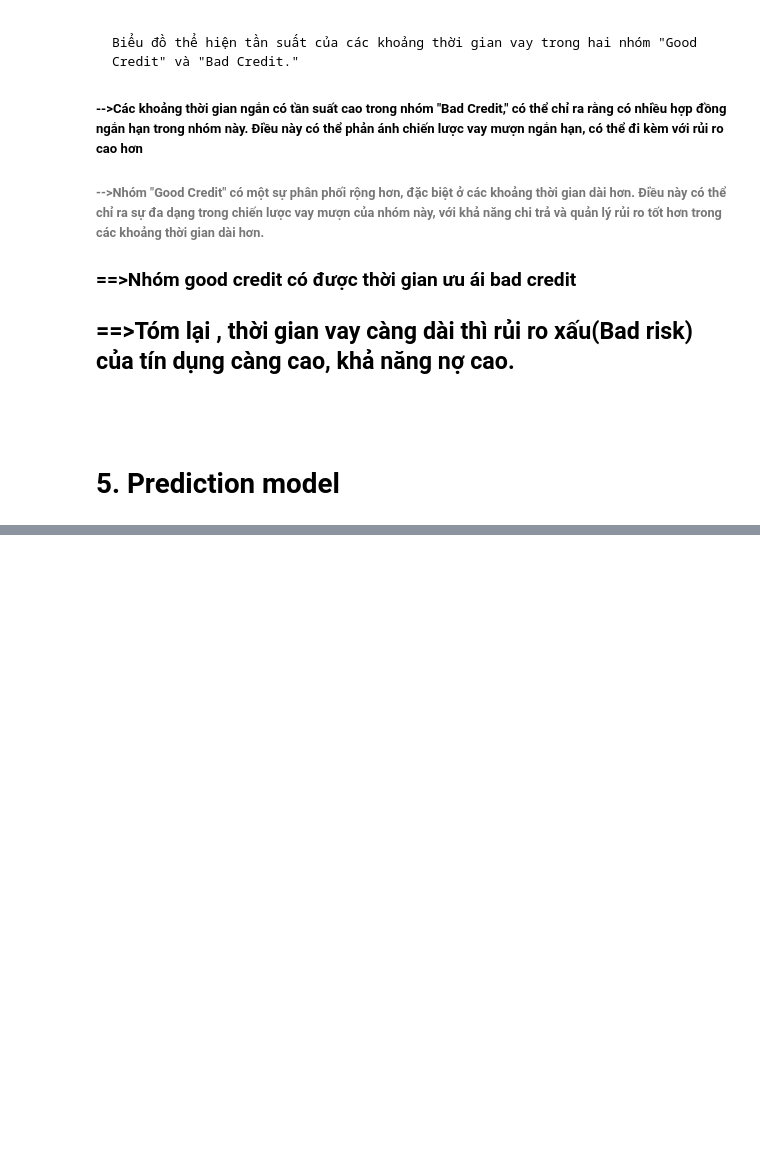
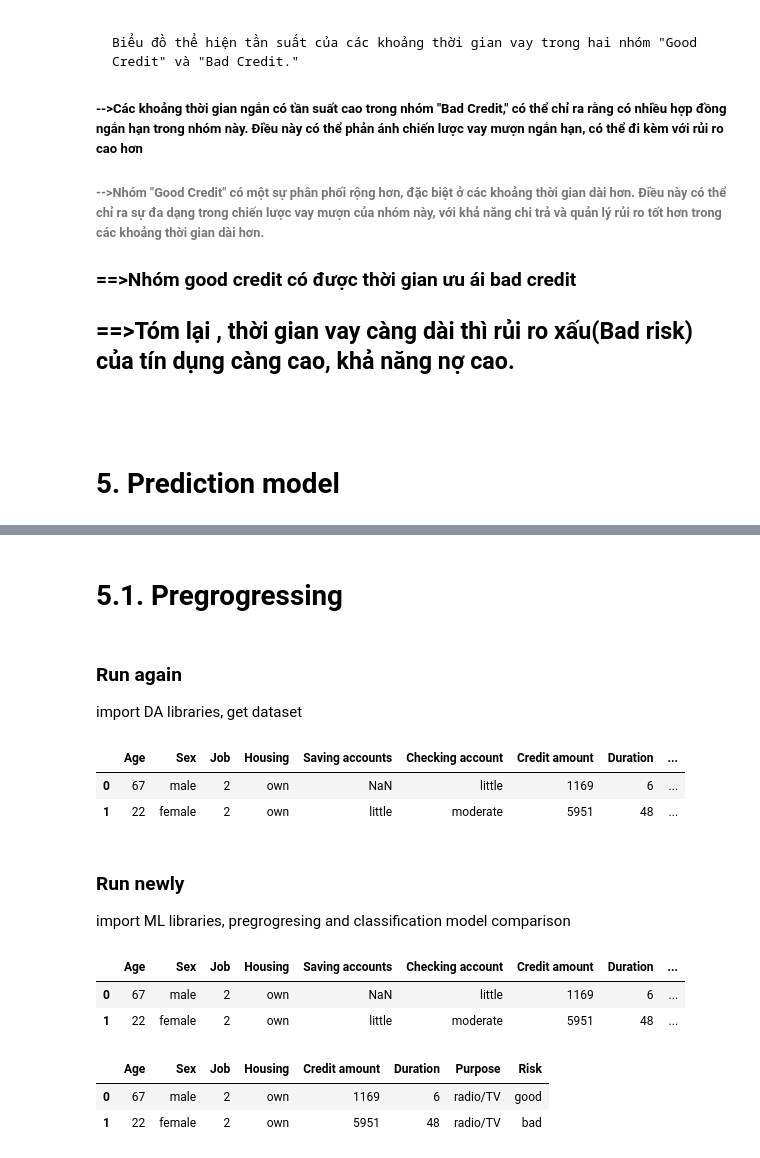
Before and after one commit to tn9th8/Python_CreditRisk, a Jupyter notebook: Project_Demo.ipynb, the cells around one changed output, grey strips where cells are left out. Saved outputs shown, nothing was run; the diff lists cells and outputs as text; code cells hidden in the pictures; blank space fills up the shorter version.

```diff
--- a/Project_Demo.ipynb
+++ b/Project_Demo.ipynb
@@ -1541,0 +1213,79 @@ Risk by FW model:  15.491
+# %% [markdown]
+# 5.1. Pregrogressing
+# %% [markdown]
+### Run again
+
+import DA libraries, get dataset
+# %%
+"""import DA library"""
+import pandas as pd #cho dataset ###có sử dụng
+import numpy as np #cho tính toán ###
+import seaborn as sns #cho graph sử dụng matplotlib
+import matplotlib.pyplot as plt
+
+#thư viện làm việc với plotly
+import plotly.offline as py ###
+py.init_notebook_mode(connected=True) #kích hoạt notebook mode ###
+import plotly.graph_objs as go #giống matplot, và còn cho phép tương tác
+import plotly.express as px #giống matplot, và còn cho phép tương tác cao cấp, phức tạp
+from plotly.subplots import make_subplots ###
+import plotly.tools as tls #tools of plotly
+import plotly.figure_factory as ff #cho heatmap ###
+
+from collections import Counter
+import warnings ###
+warnings.filterwarnings("ignore") ###
+
+"""import the data"""
+df_credit = pd.read_csv("german_credit_data.csv",index_col=0)
+df = df_credit.copy()
+df.head(2)
+# %% [output]
+|  | Age | Sex | Job | Housing | Saving accounts | Checking account | Credit amount | Duration | ... |
+| 0 | 67 | male | 2 | own | NaN | little | 1169 | 6 | ... |
+| 1 | 22 | female | 2 | own | little | moderate | 5951 | 48 | ... |
+# %% [markdown]
+### Run newly
+
+import ML libraries, pregrogresing and classification model comparison
+# %%
+"""import ML library"""
+from sklearn.model_selection import train_test_split, KFold, cross_val_score # to split the data
+from sklearn.metrics import accuracy_score, confusion_matrix, classification_report, fbeta_score #To evaluate our model
+
+from sklearn.model_selection import GridSearchCV
+
+from sklearn.ensemble import RandomForestClassifier
+from sklearn.linear_model import LogisticRegression
+from sklearn.tree import DecisionTreeClassifier
+from sklearn.neighbors import KNeighborsClassifier
+from sklearn.ensemble import RandomForestClassifier
+from sklearn.discriminant_analysis import LinearDiscriminantAnalysis
+from sklearn.naive_bayes import GaussianNB
+from sklearn.svm import SVC
+#from sklearn.xgboost import XGBClassifier
+
+df_ml = df.copy()
+df_ml.head(2)
+# %% [output]
+|  | Age | Sex | Job | Housing | Saving accounts | Checking account | Credit amount | Duration | ... |
+| 0 | 67 | male | 2 | own | NaN | little | 1169 | 6 | ... |
+| 1 | 22 | female | 2 | own | little | moderate | 5951 | 48 | ... |
+# %%
+"""xóa những cột có null value (NA)""" #Note: this cell only run 1 time. Because of using a delete method
+# tìm columns có giá trị null
+sr0 = df_ml.isnull().sum().sort_values(ascending=False)
+col0 = np.array([])
+for id, val in sr0.iteritems(): #lấy từng ele của 1 series pandas =))
+    if val > 0:
+        col0 = np.append(col0, id)
+
+#delete null column
+for val in col0:
+    df_ml = df_ml.drop(val, axis=1)
+
+df_ml.head(2)
+# %% [output]
+|  | Age | Sex | Job | Housing | Credit amount | Duration | Purpose | Risk |
+| 0 | 67 | male | 2 | own | 1169 | 6 | radio/TV | good |
+| 1 | 22 | female | 2 | own | 5951 | 48 | radio/TV | bad |
```
Also changed, not shown: parts of 44 cells of this notebook, 1 other file.
